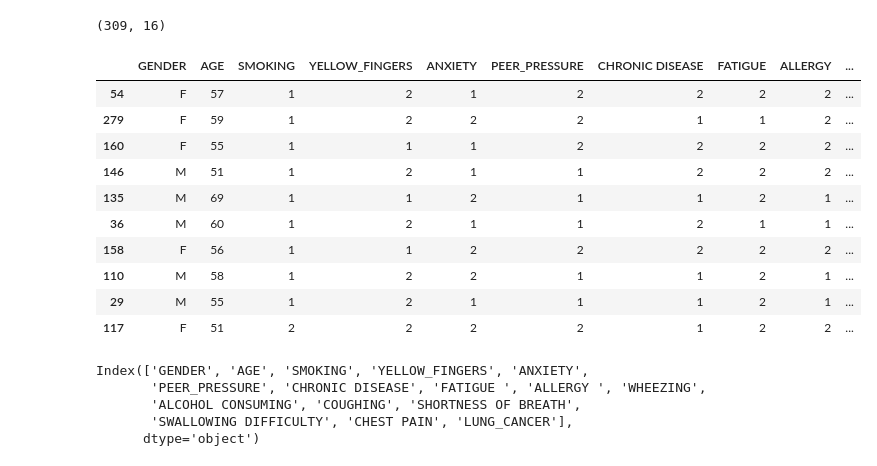
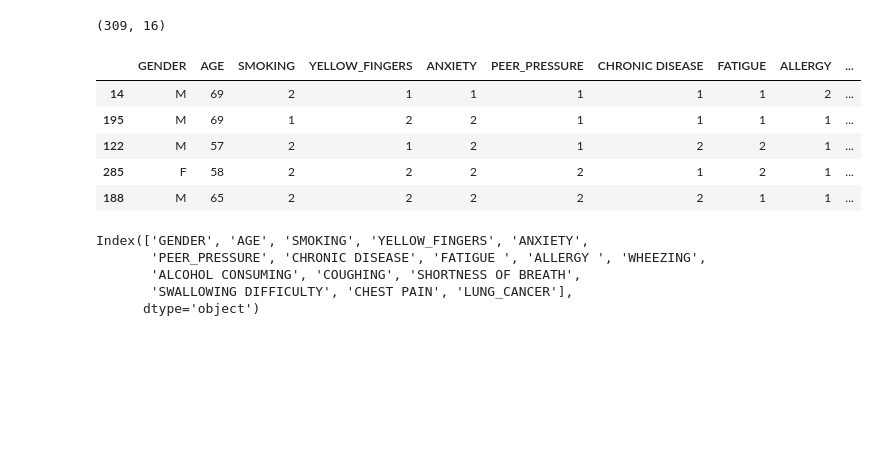
Before and after one commit to ehetshamshaukat/Lung-Cancer-analysis-and-model, a Jupyter notebook: lung-cancer-analysis-and-model.ipynb, the cells around one changed output. Cells and saved outputs as stored; diff of their text form; code cells hidden in the pictures; blank space fills up the shorter version.

```diff
--- a/lung-cancer-analysis-and-model.ipynb
+++ b/lung-cancer-analysis-and-model.ipynb
@@ -16,19 +20,14 @@ dataset.shape
 # %% [output]
 (309, 16)
 # %%
-dataset.sample(10)
+dataset.sample(5)
 # %% [output]
 |  | GENDER | AGE | SMOKING | YELLOW_FINGERS | ANXIETY | PEER_PRESSURE | CHRONIC DISEASE | FATIGUE | ALLERGY | ... |
-| 54 | F | 57 | 1 | 2 | 1 | 2 | 2 | 2 | 2 | ... |
-| 279 | F | 59 | 1 | 2 | 2 | 2 | 1 | 1 | 2 | ... |
-| 160 | F | 55 | 1 | 1 | 1 | 2 | 2 | 2 | 2 | ... |
-| 146 | M | 51 | 1 | 2 | 1 | 1 | 2 | 2 | 2 | ... |
-| 135 | M | 69 | 1 | 1 | 2 | 1 | 1 | 2 | 1 | ... |
-| 36 | M | 60 | 1 | 2 | 1 | 1 | 2 | 1 | 1 | ... |
-| 158 | F | 56 | 1 | 1 | 2 | 2 | 2 | 2 | 2 | ... |
-| 110 | M | 58 | 1 | 2 | 2 | 1 | 1 | 2 | 1 | ... |
-| 29 | M | 55 | 1 | 2 | 1 | 1 | 1 | 2 | 1 | ... |
-| 117 | F | 51 | 2 | 2 | 2 | 2 | 1 | 2 | 2 | ... |
+| 14 | M | 69 | 2 | 1 | 1 | 1 | 1 | 1 | 2 | ... |
+| 195 | M | 69 | 1 | 2 | 2 | 1 | 1 | 1 | 1 | ... |
+| 122 | M | 57 | 2 | 1 | 2 | 1 | 2 | 2 | 1 | ... |
+| 285 | F | 58 | 2 | 2 | 2 | 2 | 1 | 2 | 1 | ... |
+| 188 | M | 65 | 2 | 2 | 2 | 2 | 2 | 1 | 1 | ... |
 # %%
 dataset.columns
 # %% [output]
```
Also changed, not shown: parts of 24 cells of this notebook.
